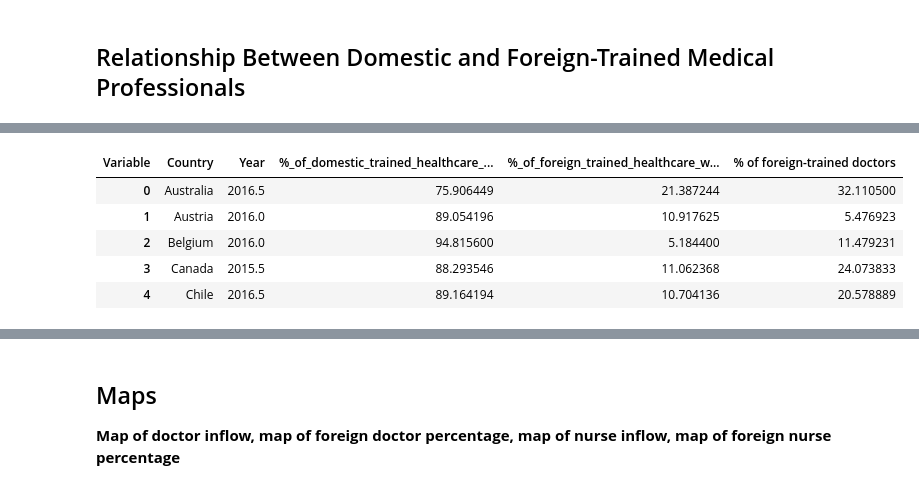
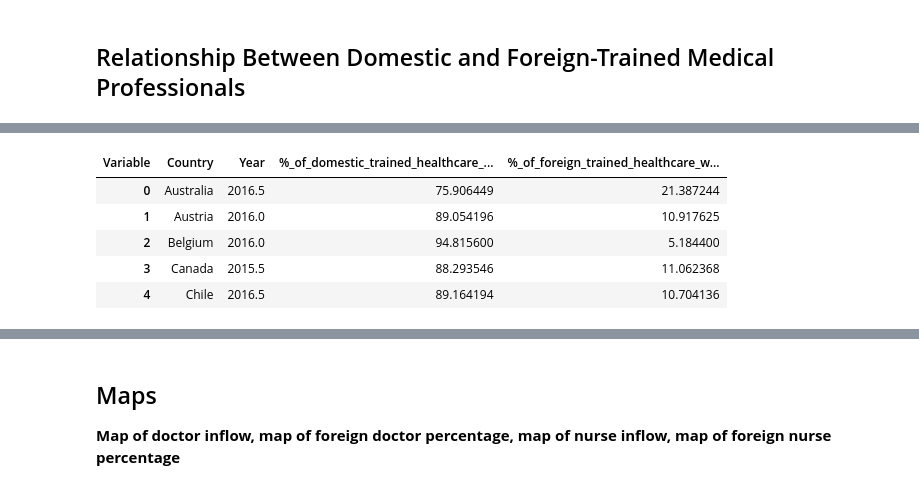
Before and after one commit to wren17/ECON323-Project, a Jupyter notebook: ECON323-FinalProject.ipynb, the cells around one changed output, grey strips where cells are left out. Cells and saved outputs as stored; diff of their text form; code cells hidden in the pictures.

```diff
--- a/ECON323-FinalProject.ipynb
+++ b/ECON323-FinalProject.ipynb
@@ -414,20 +403,19 @@ worker_migr.head()
 # %%
-worker_migr_to_plot = worker_migr[['Country', 'Year', '%_of_domestic_trained_healthcare_workers',\
-                                   '%_of_foreign_trained_healthcare_workers',"% of foreign-trained doctors"
-                                  ]] \
+worker_migr_to_plot = worker_migr[['Country', 'Year', '%_of_domestic_trained_healthcare_workers',
+                                    '%_of_foreign_trained_healthcare_workers']] \
                         .groupby('Country') \
                         .mean() \
-                        .dropna()\
-                        .reset_index()\
+                        .dropna() \
+                        .reset_index()
 
 worker_migr_to_plot.head()
 # %% [output]
-| Variable | Country | Year | %_of_domestic_trained_healthcare_... | %_of_foreign_trained_healthcare_w... | % of foreign-trained doctors |
-| 0 | Australia | 2016.5 | 75.906449 | 21.387244 | 32.110500 |
-| 1 | Austria | 2016.0 | 89.054196 | 10.917625 | 5.476923 |
-| 2 | Belgium | 2016.0 | 94.815600 | 5.184400 | 11.479231 |
-| 3 | Canada | 2015.5 | 88.293546 | 11.062368 | 24.073833 |
-| 4 | Chile | 2016.5 | 89.164194 | 10.704136 | 20.578889 |
+| Variable | Country | Year | %_of_domestic_trained_healthcare_... | %_of_foreign_trained_healthcare_w... |
+| 0 | Australia | 2016.5 | 75.906449 | 21.387244 |
+| 1 | Austria | 2016.0 | 89.054196 | 10.917625 |
+| 2 | Belgium | 2016.0 | 94.815600 | 5.184400 |
+| 3 | Canada | 2015.5 | 88.293546 | 11.062368 |
+| 4 | Chile | 2016.5 | 89.164194 | 10.704136 |
 # %%
 bar_width = 0.4
 
```
Also changed, not shown: parts of 9 cells of this notebook.
